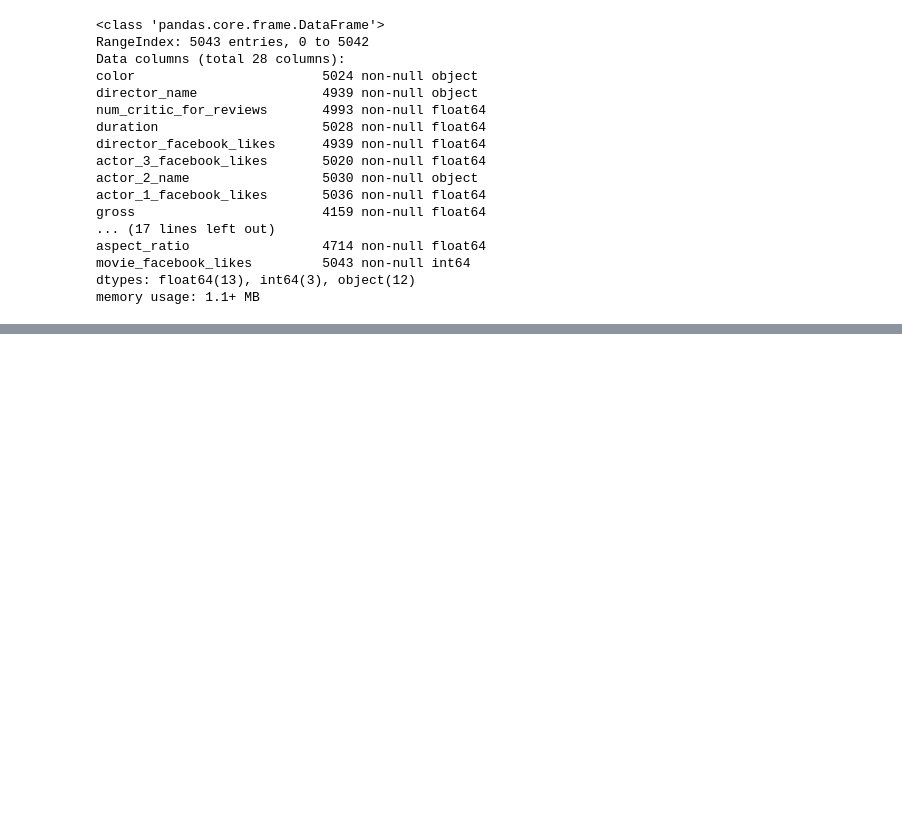
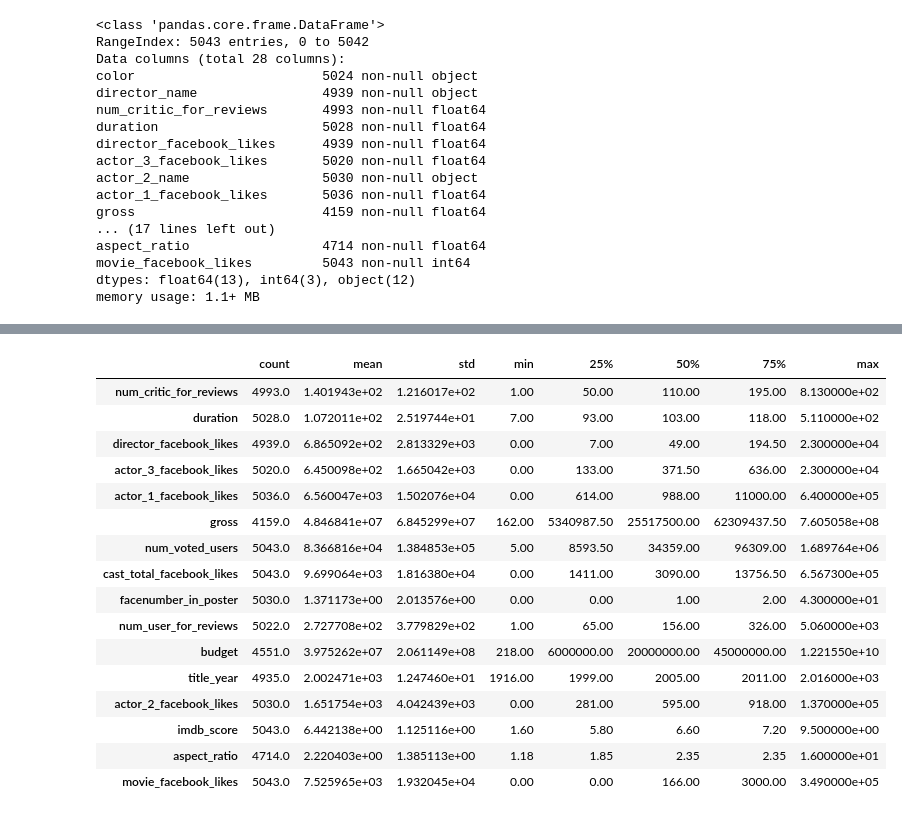
Before and after one commit to nikasso/movie2vec, a Jupyter notebook: eda/imdb5000_eda.ipynb, the cells around one changed output, grey strips where cells are left out. Cells and saved outputs as stored; diff of their text form; code cells hidden in the pictures; blank space fills up the shorter version.

```diff
--- a/eda/imdb5000_eda.ipynb
+++ b/eda/imdb5000_eda.ipynb
@@ -1,5 +1,5 @@
 # %%
 import pandas as pd
 # %%
-df = pd.read_csv('../data/imdb5000.csv')
+movies = pd.read_csv('../data/imdb5000.csv')
 # %%
@@ -101,0 +69,4 @@ directors_df = directors_df.groupby('director_name').agg(lambda x: [].append(x))
+# %%
+movies2 = movies.copy()
+movies2.genres = movies2.genres.apply(lambda x: x.split('|'))
+movies2.head()
@@ -101,0 +81,3 @@ directors_df = directors_df.groupby('director_name').agg(lambda x: [].append(x))
+# %%
+movies2.plot_keywords = movies2.plot_keywords.fillna(value='')
+movies2.plot_keywords = movies2.plot_keywords.apply(lambda x: x.split('|'))
@@ -101,0 +104,20 @@ directors_df = directors_df.groupby('director_name').agg(lambda x: [].append(x))
+# %%
+movies2.describe().transpose()
+# %% [output]
+|  | count | mean | std | min | 25% | 50% | 75% | max |
+| num_critic_for_reviews | 4993.0 | 1.401943e+02 | 1.216017e+02 | 1.00 | 50.00 | 110.00 | 195.00 | 8.130000e+02 |
+| duration | 5028.0 | 1.072011e+02 | 2.519744e+01 | 7.00 | 93.00 | 103.00 | 118.00 | 5.110000e+02 |
+| director_facebook_likes | 4939.0 | 6.865092e+02 | 2.813329e+03 | 0.00 | 7.00 | 49.00 | 194.50 | 2.300000e+04 |
+| actor_3_facebook_likes | 5020.0 | 6.450098e+02 | 1.665042e+03 | 0.00 | 133.00 | 371.50 | 636.00 | 2.300000e+04 |
+| actor_1_facebook_likes | 5036.0 | 6.560047e+03 | 1.502076e+04 | 0.00 | 614.00 | 988.00 | 11000.00 | 6.400000e+05 |
+| gross | 4159.0 | 4.846841e+07 | 6.845299e+07 | 162.00 | 5340987.50 | 25517500.00 | 62309437.50 | 7.605058e+08 |
+| num_voted_users | 5043.0 | 8.366816e+04 | 1.384853e+05 | 5.00 | 8593.50 | 34359.00 | 96309.00 | 1.689764e+06 |
+| cast_total_facebook_likes | 5043.0 | 9.699064e+03 | 1.816380e+04 | 0.00 | 1411.00 | 3090.00 | 13756.50 | 6.567300e+05 |
+| facenumber_in_poster | 5030.0 | 1.371173e+00 | 2.013576e+00 | 0.00 | 0.00 | 1.00 | 2.00 | 4.300000e+01 |
+| num_user_for_reviews | 5022.0 | 2.727708e+02 | 3.779829e+02 | 1.00 | 65.00 | 156.00 | 326.00 | 5.060000e+03 |
+| budget | 4551.0 | 3.975262e+07 | 2.061149e+08 | 218.00 | 6000000.00 | 20000000.00 | 45000000.00 | 1.221550e+10 |
+| title_year | 4935.0 | 2.002471e+03 | 1.247460e+01 | 1916.00 | 1999.00 | 2005.00 | 2011.00 | 2.016000e+03 |
+| actor_2_facebook_likes | 5030.0 | 1.651754e+03 | 4.042439e+03 | 0.00 | 281.00 | 595.00 | 918.00 | 1.370000e+05 |
+| imdb_score | 5043.0 | 6.442138e+00 | 1.125116e+00 | 1.60 | 5.80 | 6.60 | 7.20 | 9.500000e+00 |
+| aspect_ratio | 4714.0 | 2.220403e+00 | 1.385113e+00 | 1.18 | 1.85 | 2.35 | 2.35 | 1.600000e+01 |
+| movie_facebook_likes | 5043.0 | 7.525965e+03 | 1.932045e+04 | 0.00 | 0.00 | 166.00 | 3000.00 | 3.490000e+05 |
```
Also changed, not shown: parts of 31 cells of this notebook, 3 other files.
